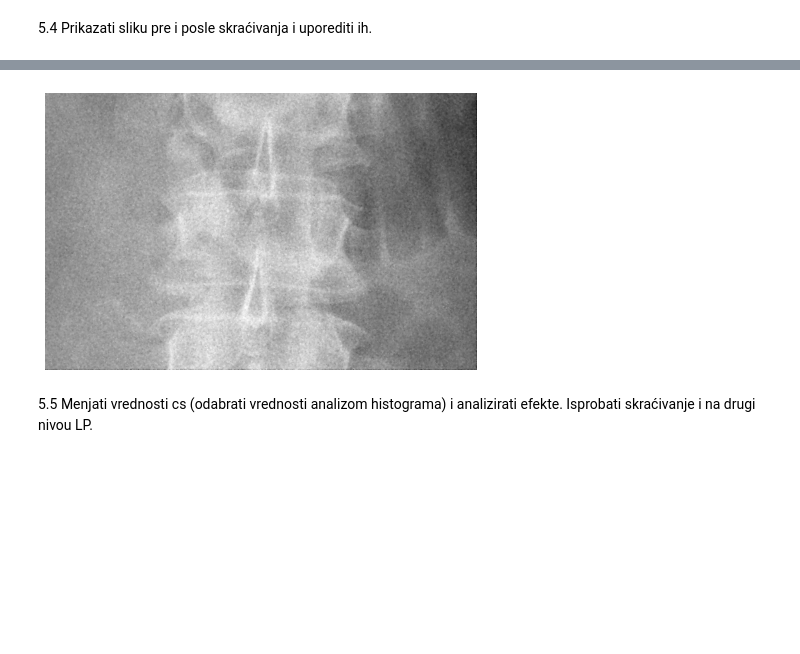
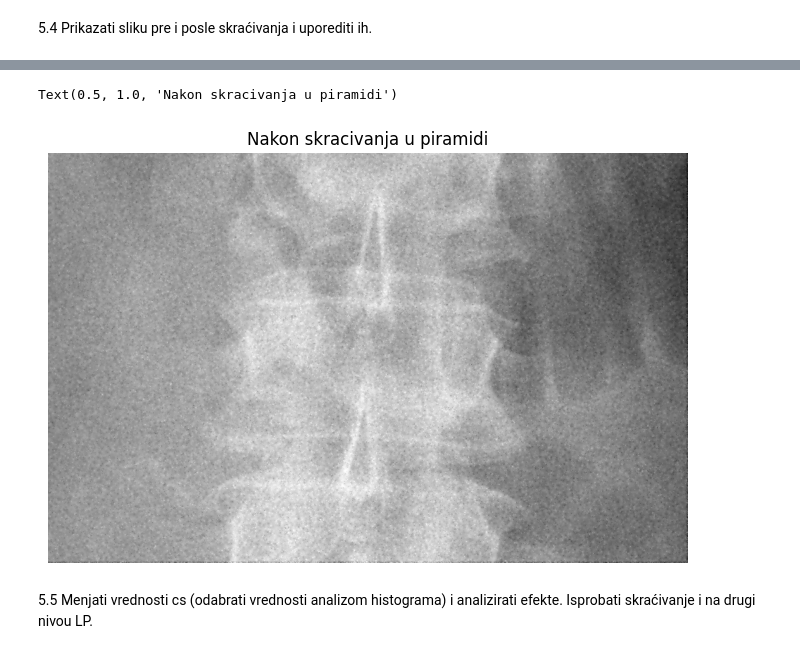
Before and after one commit to nebojsa-bozanic/BMI_OSuM, a Jupyter notebook: OSuM_Vezba7/OSuM_Vezba7/OSuM_vezba_7.ipynb, the cells around one changed output, grey strips where cells are left out. Cells and saved outputs as stored; diff of their text form; code cells hidden in the pictures; blank space fills up the shorter version.

```diff
--- a/OSuM_Vezba7/OSuM_Vezba7/OSuM_vezba_7.ipynb
+++ b/OSuM_Vezba7/OSuM_Vezba7/OSuM_vezba_7.ipynb
@@ -196,14 +188,14 @@ fig.canvas.set_window_title('Originalna slika')
 # %%
 Lpyr[0] = L1
 im_r1 = osum.im_pyr_recon(Lpyr, Res, size_vec)
 fig = plt.figure()
 ax = fig.add_axes([0,0,1,1])
 ax.imshow(im_r1, cmap='gray', vmin=im_r1.min(), vmax=im_r1.max())
 plt.axis('off')
-fig.canvas.set_window_title('Nakon skracivanja u piramidi')
-plt.show()
+plt.title('Nakon skracivanja u piramidi')
 # %% [output]
+Text(0.5, 1.0, 'Nakon skracivanja u piramidi')
-[figure, old version]
+[figure, new version]
 # %% [markdown]
 
 5.5 Menjati vrednosti cs (odabrati vrednosti analizom histograma) i analizirati efekte. Isprobati skraćivanje i na drugi nivou LP.
```
Also changed, not shown: parts of 12 cells of this notebook.
